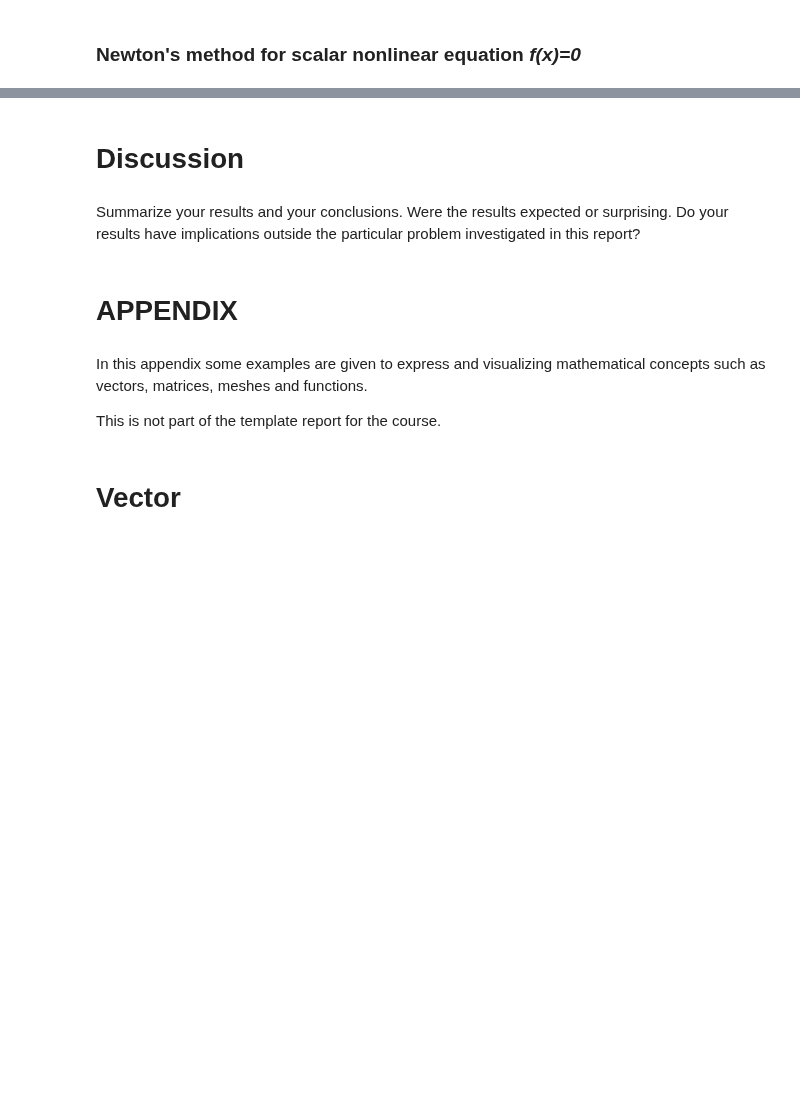
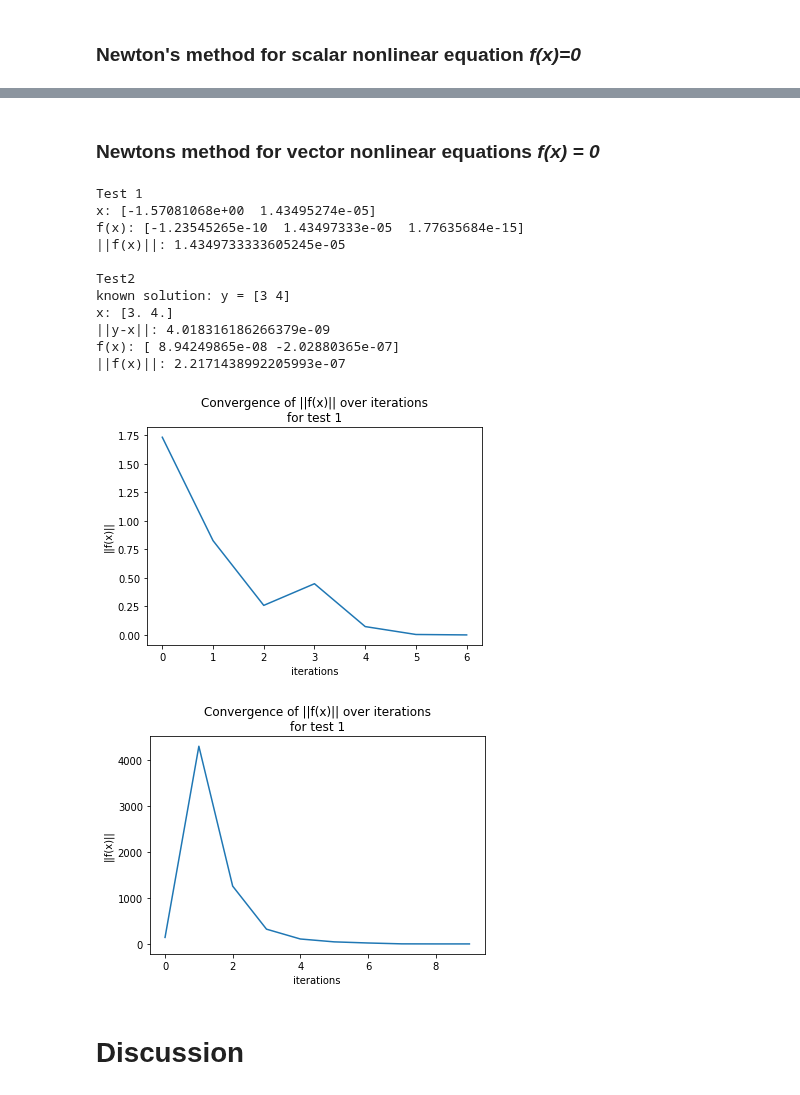
Before and after one commit to johanhoffman/DD2363-VT20, a Jupyter notebook: Lab-3/linde-report-lab-3.ipynb, the cells around one changed output, grey strips where cells are left out. Saved outputs shown, nothing was run; the diff lists cells and outputs as text; code cells hidden in the pictures; blank space fills up the shorter version.

```diff
--- a/Lab-3/linde-report-lab-3.ipynb
+++ b/Lab-3/linde-report-lab-3.ipynb
@@ -473,12 +519,47 @@ Find x such that f(x) = 0:
+# %% [markdown]
+### Newtons method for vector nonlinear equations *f(x) = 0*
+# %%
+def function(x):
+  fx = np.array(np.zeros(3))
+  fx[0] = math.cos(x[0]) + math.sin(x[1])
+  fx[1] = pow(math.cos(x[0]), 2) + x[1]
+  fx[2] = math.sin(x[0]) + math.cos(x[1])
+  return fx
+
+print("Test 1")
+x = newton_sys(function, np.array([0.,0.]), 2, 3, 0.001, 1)
+print("x:", x)
+print("f(x):",function(x))
+print("||f(x)||:", np.linalg.norm(function(x)))
+
+
+
+def function2(x):
+  fx = np.array(np.zeros(2))
+  fx[0] = 3 * pow(x[0],3) + 4 * pow(x[1],2) - 145
+  fx[1] = 4 * pow(x[0],2) - pow(x[1],3) + 28
+  return fx
+
+print("\nTest2")
+x = newton_sys(function2, np.array([1.,1.]),2,2,0.001,1)
+print("known solution: y =", np.array([3,4]))
+print("x:", x)
+print("||y-x||:", np.linalg.norm(np.array([3,4])-x))
+print("f(x):",function2(x))
+print("||f(x)||:", np.linalg.norm(function2(x)))
+# %% [output]
+Test 1
+x: [-1.57081068e+00  1.43495274e-05]
+f(x): [-1.23545265e-10  1.43497333e-05  1.77635684e-15]
+||f(x)||: 1.4349733333605245e-05
+
+Test2
+known solution: y = [3 4]
+x: [3. 4.]
+||y-x||: 4.018316186266379e-09
+f(x): [ 8.94249865e-08 -2.02880365e-07]
+||f(x)||: 2.2171438992205993e-07
+[figure, added]
+[figure, added]
 # %% [markdown]
 # **Discussion**
-# %% [markdown]
-Summarize your results and your conclusions. Were the results expected or surprising. Do your results have implications outside the particular problem investigated in this report?
-# %% [markdown]
-# **APPENDIX**
-# %% [markdown]
-In this appendix some examples are given to express and visualizing mathematical concepts such as vectors, matrices, meshes and functions.
-
-This is not part of the template report for the course.
-# %% [markdown]
-# **Vector**
```
Also changed, not shown: parts of 33 cells of this notebook.
